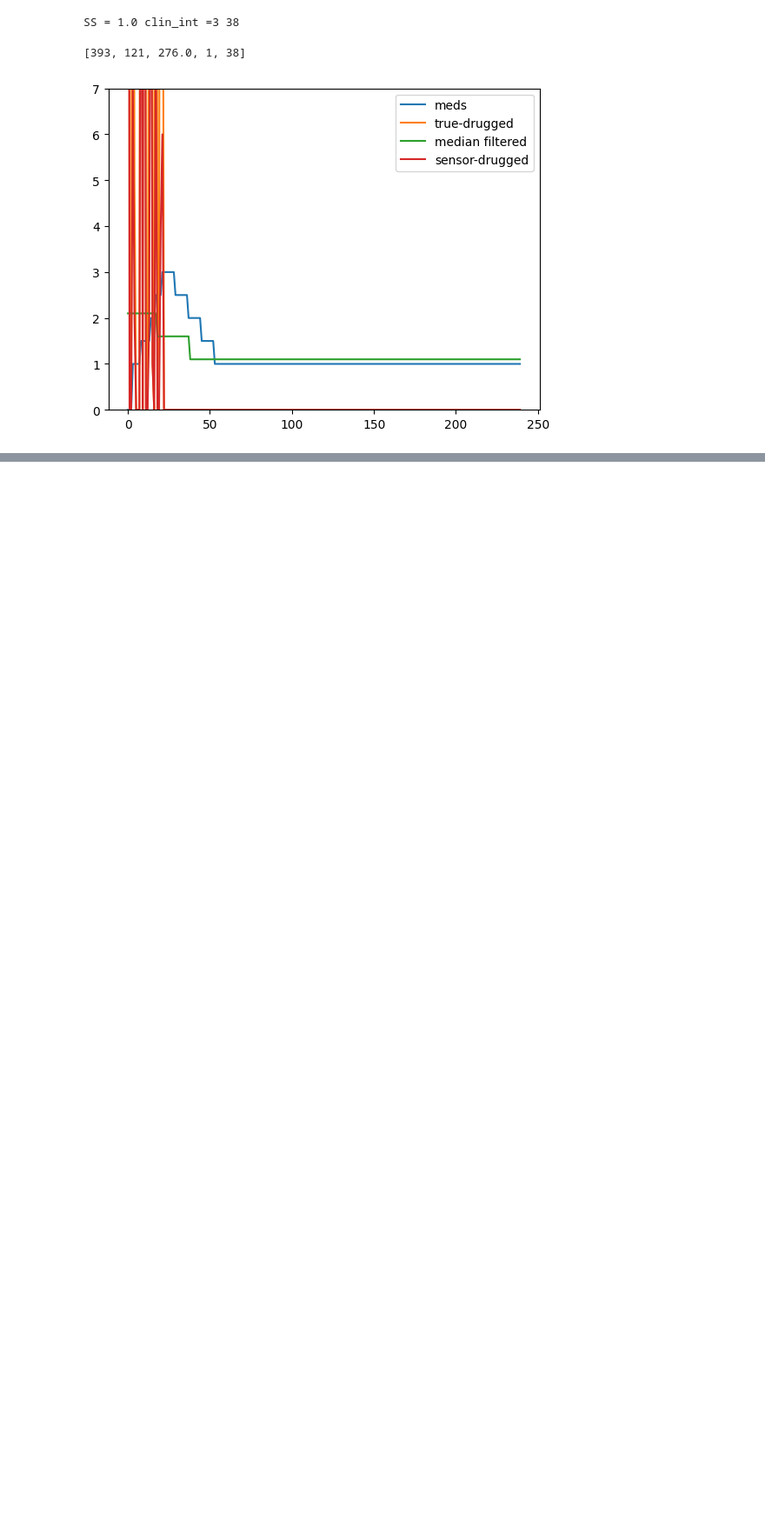
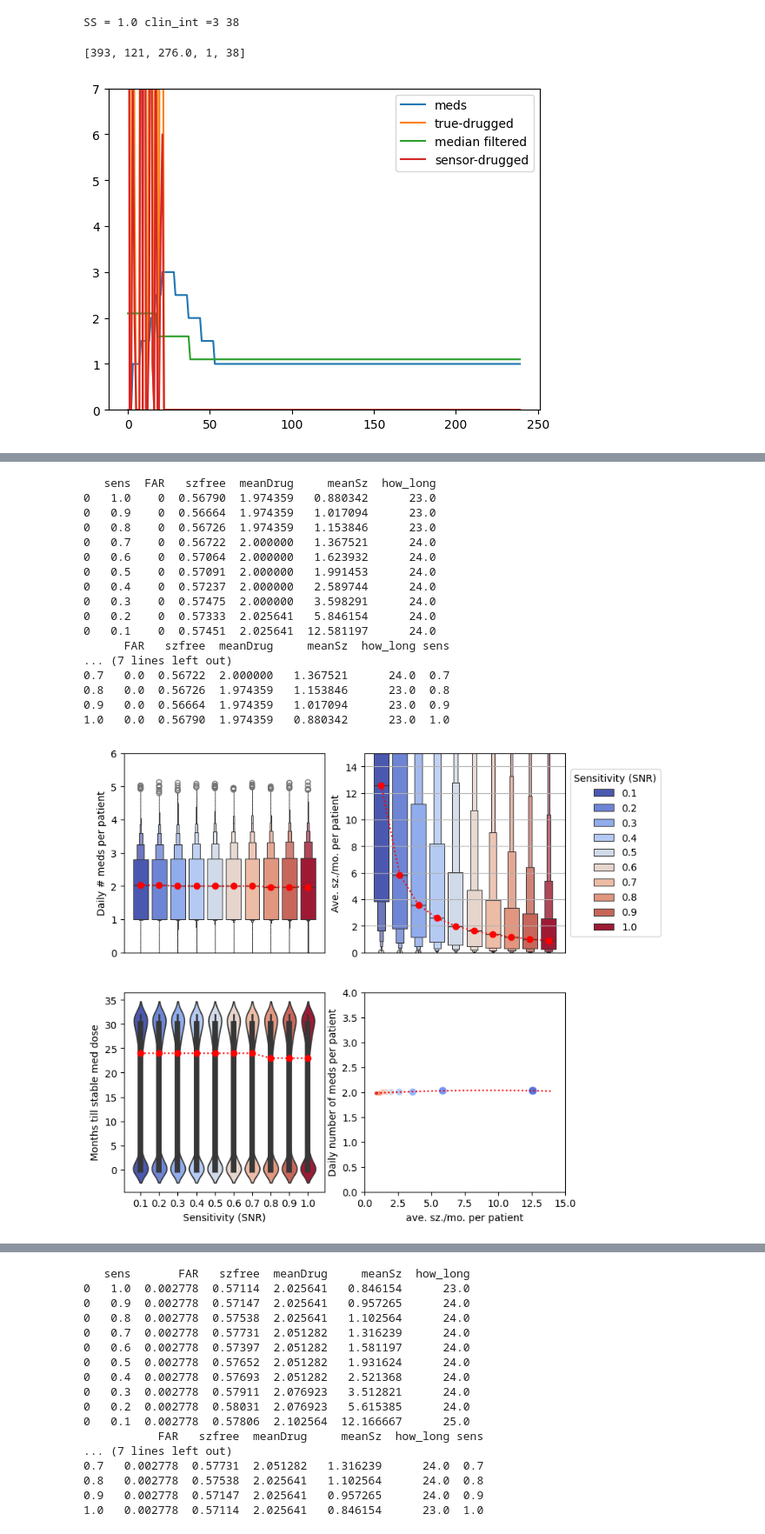
Before and after one commit to GoldenholzLab/WEARsimulator, a Jupyter notebook: clinic_self_report.ipynb, the cells around one changed output, grey strips where cells are left out. Shown at 87% size. Cells and saved outputs as stored; diff of their text form; code cells hidden in the pictures; blank space fills up the shorter version.

```diff
--- a/clinic_self_report.ipynb
+++ b/clinic_self_report.ipynb
@@ -71,0 +125,33 @@ snapshot_download(repo_id="lysandre/arxiv-nlp")
+# %%
+from clinic_self_report import do_some_self_report_sets
+from clinic_self_report import drawResult_from_clinic_self_report
+
+N = 100000
+#N = 1000
+FARlist = [0,1/(12*30),1/(6*30),1/(3*30),1/30,1/7,1,2]
+for FAR in FARlist:
+    fn =f'clinicMonster_selfrep_FAR{FAR}_v3with{N}.csv'
+    df=do_some_self_report_sets(inflater=2/3,sLIST = [1,.9,.8,.7,.6,.5,.4,.3,.2,.1],fLIST= [ FAR ],
+                    N=N,NOFIG=True,fn=fn,clinTF=True,biggerCSV=True,
+                    doDISCOUNT=True,findSteady=True,numCPUs=9)
+
+    drawResult_from_clinic_self_report(fn=fn,N=N,figname=f'Fig2-self-report-FAR{FAR}.tif')
+# %% [output]
+   sens  FAR   szfree  meanDrug     meanSz  how_long
+0   1.0    0  0.56790  1.974359   0.880342      23.0
+0   0.9    0  0.56664  1.974359   1.017094      23.0
+0   0.8    0  0.56726  1.974359   1.153846      23.0
+0   0.7    0  0.56722  2.000000   1.367521      24.0
+0   0.6    0  0.57064  2.000000   1.623932      24.0
+0   0.5    0  0.57091  2.000000   1.991453      24.0
+0   0.4    0  0.57237  2.000000   2.589744      24.0
+0   0.3    0  0.57475  2.000000   3.598291      24.0
+0   0.2    0  0.57333  2.025641   5.846154      24.0
+0   0.1    0  0.57451  2.025641  12.581197      24.0
+      FAR   szfree  meanDrug     meanSz  how_long sens
+... (7 lines left out)
+0.7   0.0  0.56722  2.000000   1.367521      24.0  0.7
+0.8   0.0  0.56726  1.974359   1.153846      23.0  0.8
+0.9   0.0  0.56664  1.974359   1.017094      23.0  0.9
+1.0   0.0  0.56790  1.974359   0.880342      23.0  1.0
+[figure, added]
@@ -71,0 +160,17 @@ snapshot_download(repo_id="lysandre/arxiv-nlp")
+   sens       FAR   szfree  meanDrug     meanSz  how_long
+0   1.0  0.002778  0.57114  2.025641   0.846154      23.0
+0   0.9  0.002778  0.57147  2.025641   0.957265      24.0
+0   0.8  0.002778  0.57538  2.025641   1.102564      24.0
+0   0.7  0.002778  0.57731  2.051282   1.316239      24.0
+0   0.6  0.002778  0.57397  2.051282   1.581197      24.0
+0   0.5  0.002778  0.57652  2.051282   1.931624      24.0
+0   0.4  0.002778  0.57693  2.051282   2.521368      24.0
+0   0.3  0.002778  0.57911  2.076923   3.512821      24.0
+0   0.2  0.002778  0.58031  2.076923   5.615385      24.0
+0   0.1  0.002778  0.57806  2.102564  12.166667      25.0
+           FAR   szfree  meanDrug     meanSz  how_long sens
+... (7 lines left out)
+0.7   0.002778  0.57731  2.051282   1.316239      24.0  0.7
+0.8   0.002778  0.57538  2.025641   1.102564      24.0  0.8
+0.9   0.002778  0.57147  2.025641   0.957265      24.0  0.9
+1.0   0.002778  0.57114  2.025641   0.846154      23.0  1.0
```
Also changed, not shown: parts of 6 cells of this notebook, 1 other file.
